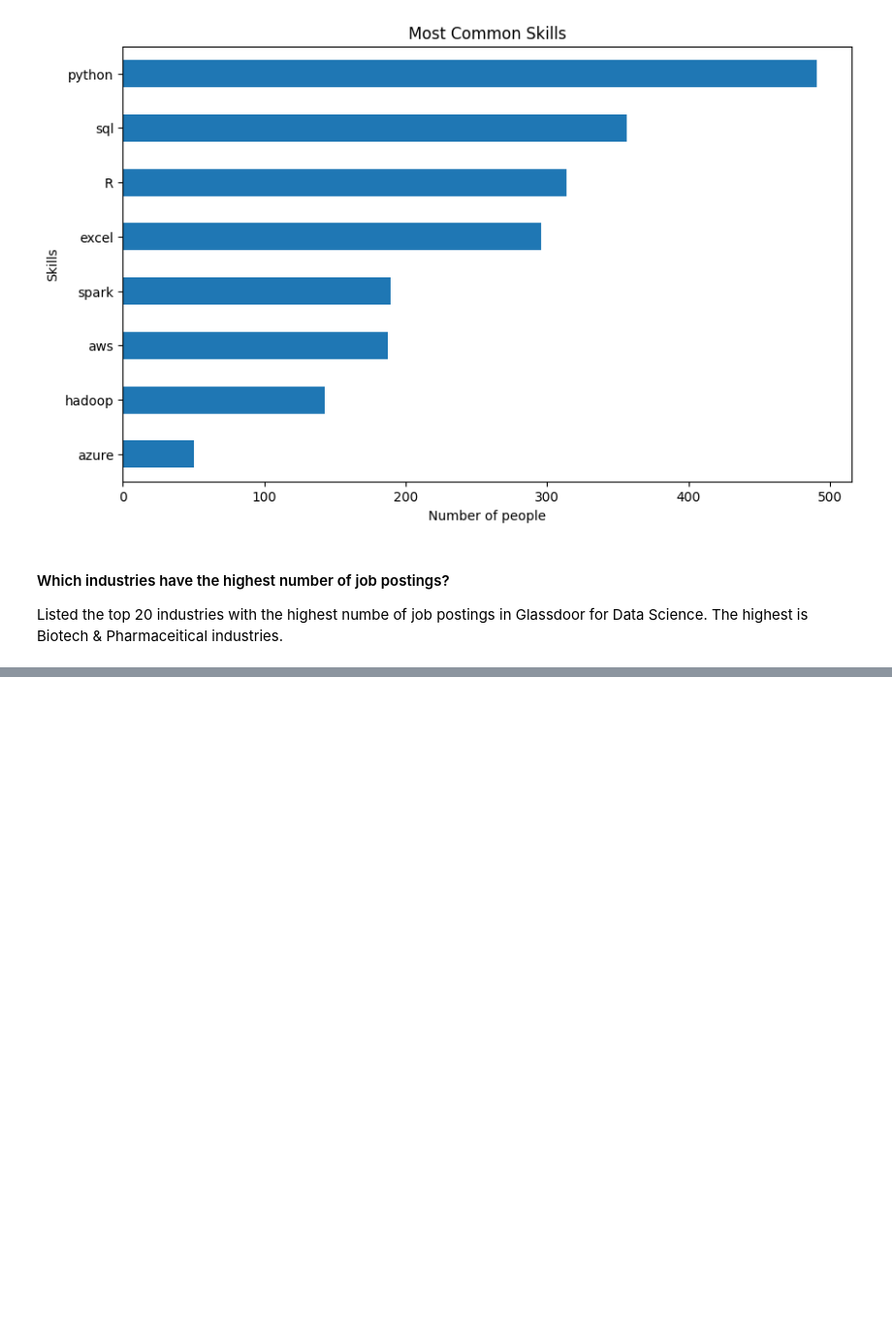
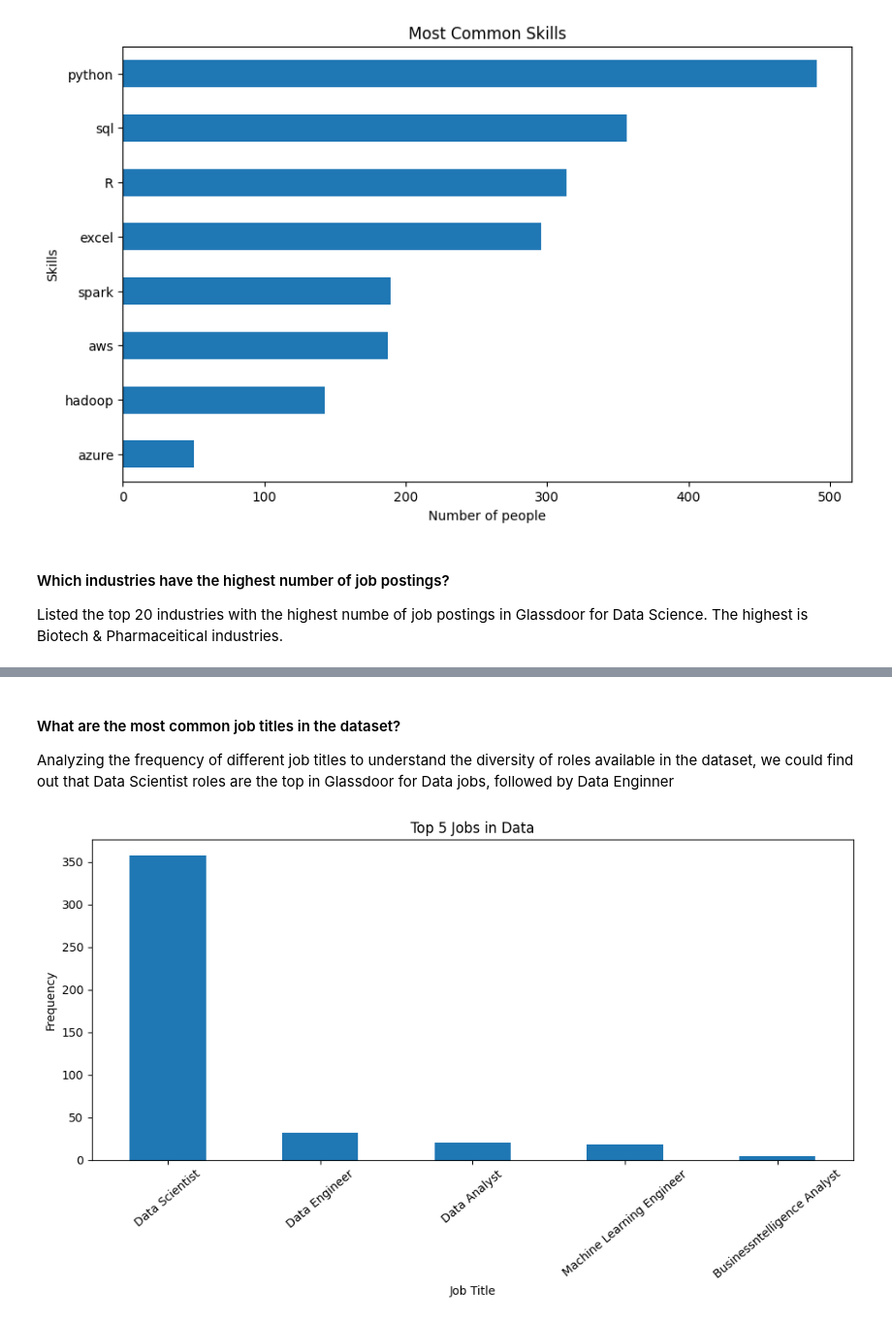
Before and after one commit to felipe-de-castro/DataJobPostingGlassdoor, a Jupyter notebook: project-glassdoor-data.ipynb, the cells around one changed output, grey strips where cells are left out. Shown at 97% size. Cells and saved outputs as stored; diff of their text form; code cells hidden in the pictures; blank space fills up the shorter version.

```diff
--- a/project-glassdoor-data.ipynb
+++ b/project-glassdoor-data.ipynb
@@ -168,0 +183,24 @@ plt.show()
+# %% [markdown]
+#### What are the most common job titles in the dataset?
+
+Analyzing the frequency of different job titles to understand the diversity of roles available in the dataset, we could find out that Data Scientist roles are the top in Glassdoor for Data jobs, followed by Data Enginner
+# %%
+## Clearing some of the job titles, excluding seniority and other levels
+df_jobs_titles['jobs'] = df['Job Title'].str.replace('[Ss]r |Senior |\(Sr\.\) | I| II|[Jj]r. ', '', regex=True)
+
+job_counts = df_jobs_titles['jobs'].value_counts().sort_values(ascending=False)[0:5]
+
+
+
+# Plotting the Graph
+plt.figure(figsize=(10,6))
+job_counts.plot(kind='bar')
+
+plt.title('Top 5 Jobs in Data')
+plt.xlabel('Job Title')
+plt.ylabel('Frequency')
+plt.xticks(rotation=40)
+plt.tight_layout()
+plt.show()
+# %% [output]
+[figure, added]
```
Also changed, not shown: parts of 3 cells of this notebook, 1 other file.
